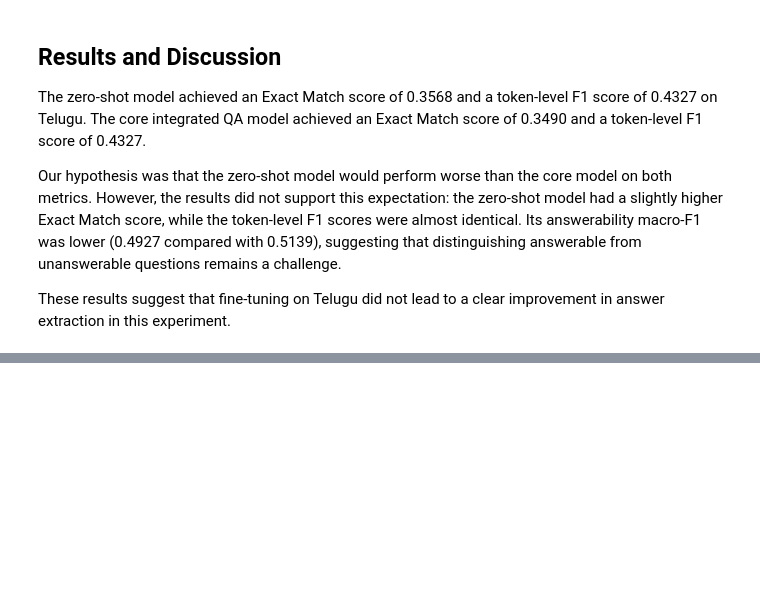
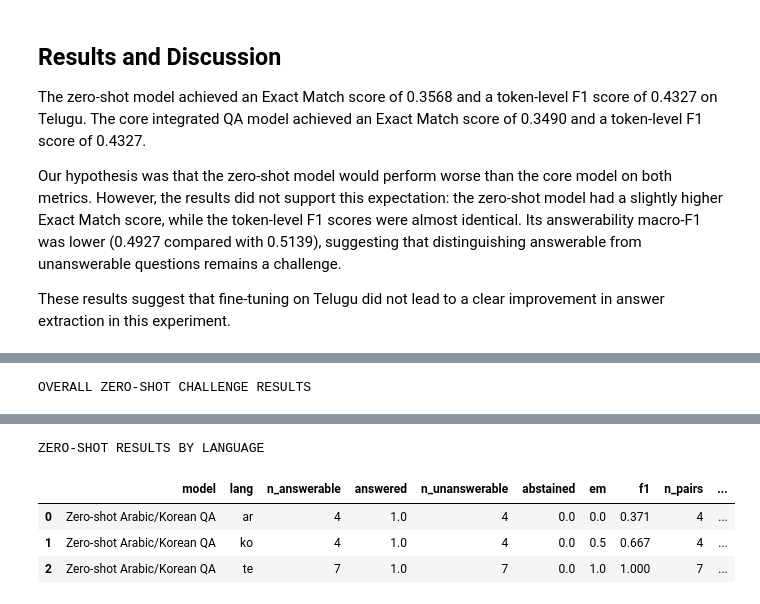
Before and after one commit to wiwillym/nlp-ku-project, a Jupyter notebook: notebooks/8_zero_shot.ipynb, the cells around one changed output, grey strips where cells are left out. Cells and saved outputs as stored; diff of their text form; code cells hidden in the pictures; blank space fills up the shorter version.

```diff
--- a/notebooks/8_zero_shot.ipynb
+++ b/notebooks/8_zero_shot.ipynb
@@ -770,0 +953,19 @@ These results suggest that fine-tuning on Telugu did not lead to a clear improve
+# %%
+my_results = {
+    "Zero-shot Arabic/Korean QA": zero_shot_results
+}
+
+zero_shot_summary = summarise_challenge(my_results)
+
+zero_shot_by_language = summarise_challenge(
+    my_results,
+    by_language=True,
+)
+
+print("OVERALL ZERO-SHOT CHALLENGE RESULTS")
+display(zero_shot_summary)
+
+print("ZERO-SHOT RESULTS BY LANGUAGE")
+display(zero_shot_by_language)
+# %% [output]
+OVERALL ZERO-SHOT CHALLENGE RESULTS
@@ -770,0 +974,5 @@ These results suggest that fine-tuning on Telugu did not lead to a clear improve
+ZERO-SHOT RESULTS BY LANGUAGE
+|  | model | lang | n_answerable | answered | n_unanswerable | abstained | em | f1 | n_pairs | ... |
+| 0 | Zero-shot Arabic/Korean QA | ar | 4 | 1.0 | 4 | 0.0 | 0.0 | 0.371 | 4 | ... |
+| 1 | Zero-shot Arabic/Korean QA | ko | 4 | 1.0 | 4 | 0.0 | 0.5 | 0.667 | 4 | ... |
+| 2 | Zero-shot Arabic/Korean QA | te | 7 | 1.0 | 7 | 0.0 | 1.0 | 1.000 | 7 | ... |
```
Also changed, not shown: parts of 12 cells of this notebook.
